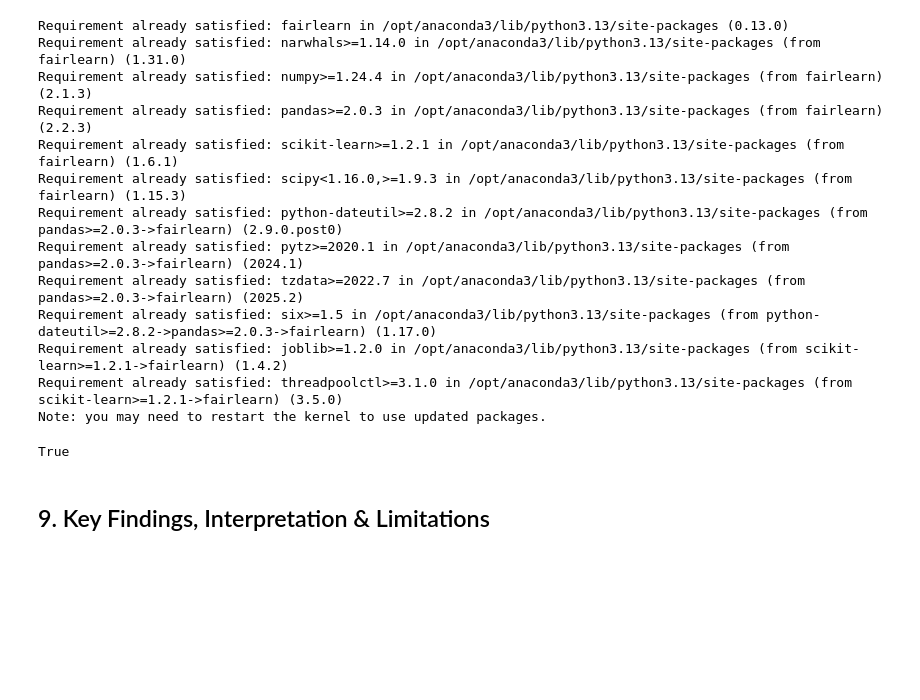
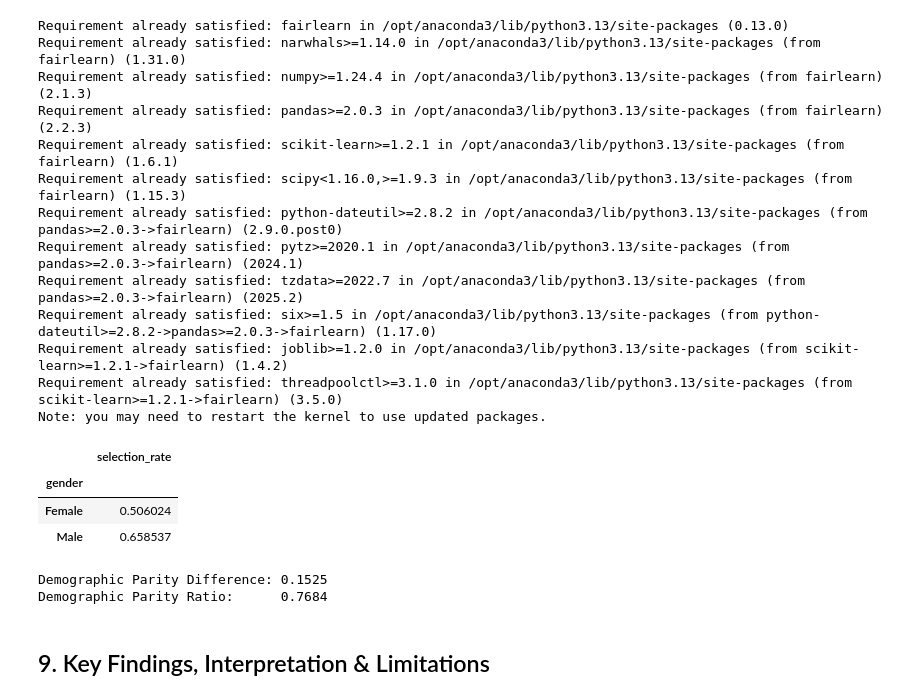
Before and after one commit to margarida-passos-cunha/dego-project-team9, a Jupyter notebook: notebooks/02-bias-analysis.ipynb, the cells around one changed output. Saved outputs shown, nothing was run; the diff lists cells and outputs as text; code cells hidden in the pictures; blank space fills up the shorter version.

Commit message:
Fix missing outputs and add age DI ratio to the analysis

```diff
--- a/notebooks/02-bias-analysis.ipynb
+++ b/notebooks/02-bias-analysis.ipynb
@@ -772,26 +815,44 @@ Requirement already satisfied: joblib>=1.2.0 in /opt/anaconda3/lib/python3.13/si
 Requirement already satisfied: threadpoolctl>=3.1.0 in /opt/anaconda3/lib/python3.13/site-packages (from scikit-learn>=1.2.1->fairlearn) (3.5.0)
 Note: you may need to restart the kernel to use updated packages.
 # %%
+# --- Import fairlearn ---
 try:
-    from fairlearn.metrics import MetricFrame, selection_rate, demographic_parity_difference, demographic_parity_ratio
+    from fairlearn.metrics import (
+        MetricFrame, selection_rate,
+        demographic_parity_difference, demographic_parity_ratio
+    )
     FAIRLEARN_AVAILABLE = True
 except ImportError:
-    import subprocess, sys
-    subprocess.check_call([sys.executable, "-m", "pip", "install", "fairlearn", "-q"])
-    from fairlearn.metrics import MetricFrame, selection_rate, demographic_parity_difference, demographic_parity_ratio
-    FAIRLEARN_AVAILABLE = True
+    FAIRLEARN_AVAILABLE = False
+    print("fairlearn not available")
 
-FAIRLEARN_AVAILABLE
+# --- MetricFrame: selection rate by gender ---
+if FAIRLEARN_AVAILABLE:
+    y_true = df_main["loan_approved"]
+    mf = MetricFrame(
+        metrics={"selection_rate": selection_rate},
+        y_true=y_true,
+        y_pred=y_true,
+        sensitive_features=df_main["gender"]
+    )
+    display(mf.by_group)
 # %% [output]
-True
+|  | selection_rate |
+| gender |  |
+| Female | 0.506024 |
+| Male | 0.658537 |
 # %%
 if FAIRLEARN_AVAILABLE:
-    y_true = df_main["loan_approved"]  # here: actual approvals (outcome)
-    # fairness metrics treat this as "selection" outcome
-    mf = MetricFrame(
-        metrics={"selection_rate": selection_rate},
-        y_true=y_true,
-        y_pred=y_true,  # selection_rate uses y_pred; here outcome itself
+    dp_diff = demographic_parity_difference(
+        y_true=y_true, y_pred=y_true,
         sensitive_features=df_main["gender"]
     )
-    mf.by_group
+    dp_ratio = demographic_parity_ratio(
+        y_true=y_true, y_pred=y_true,
+        sensitive_features=df_main["gender"]
+    )
+    print(f"Demographic Parity Difference: {dp_diff:.4f}")
+    print(f"Demographic Parity Ratio:      {dp_ratio:.4f}")
+# %% [output]
+Demographic Parity Difference: 0.1525
+Demographic Parity Ratio:      0.7684
```
Also changed, not shown: parts of 8 cells of this notebook.
